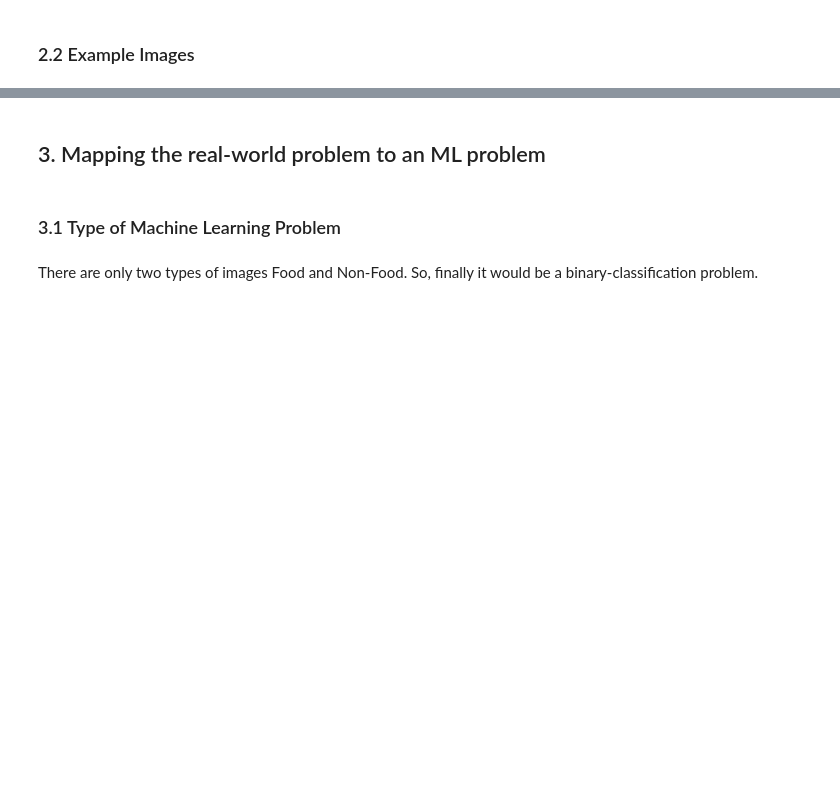
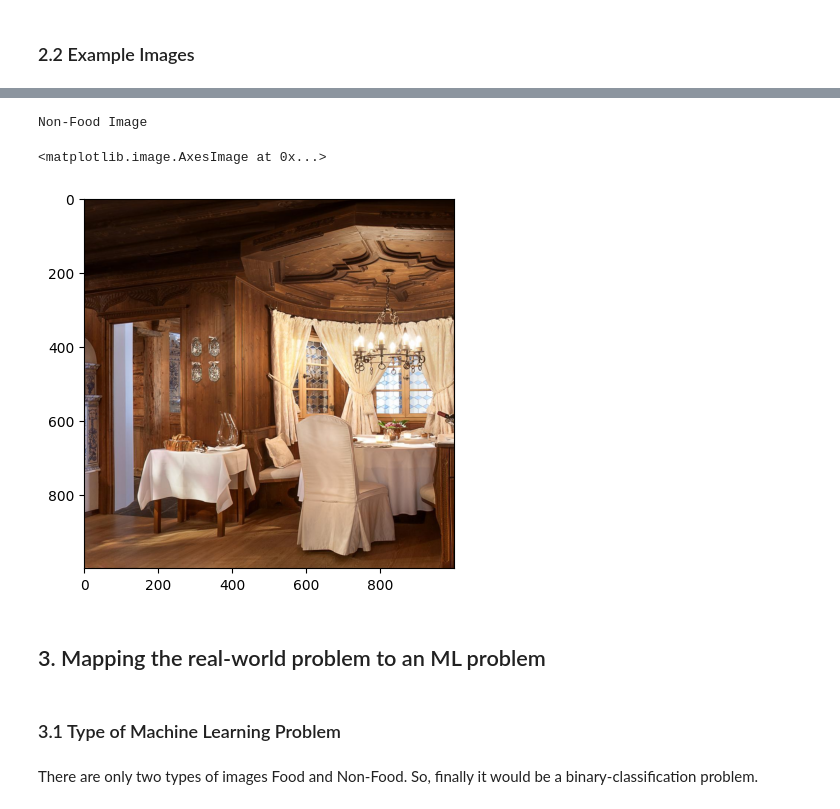
Before and after one commit to Federicosoldati/FoodImageClassification-MichelinGuide, a Jupyter notebook: FoodImage_Classification.ipynb, the cells around one changed output, grey strips where cells are left out. Drawn from its saved outputs; the diff is of its cells as text; code cells hidden in the pictures; blank space fills up the shorter version.

```diff
--- a/FoodImage_Classification.ipynb
+++ b/FoodImage_Classification.ipynb
@@ -32,3 +35,11 @@
+# %%
+print("Non-Food Image")
+image_display = Image.open("dataset/non_food/0_  (1).jpg")
+plt.imshow(image_display)
+# %% [output]
+Non-Food Image
+<matplotlib.image.AxesImage at 0x...>
+[figure, added]
 # %% [markdown]
 <h2 style="font-family:Georgia">3. Mapping the real-world problem to an ML problem</h2>
 # %% [markdown]
```
Also changed, not shown: parts of 17 cells of this notebook.
